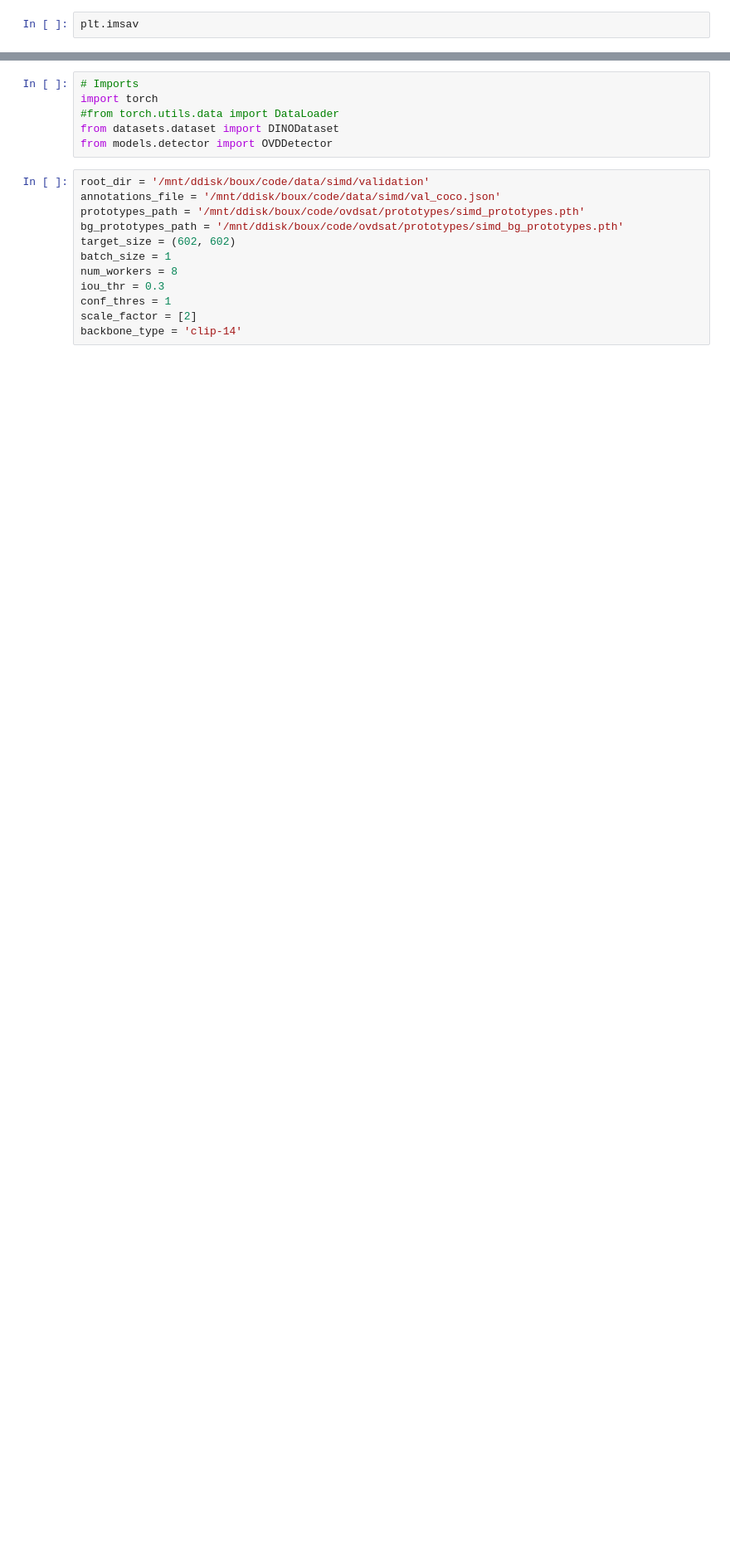
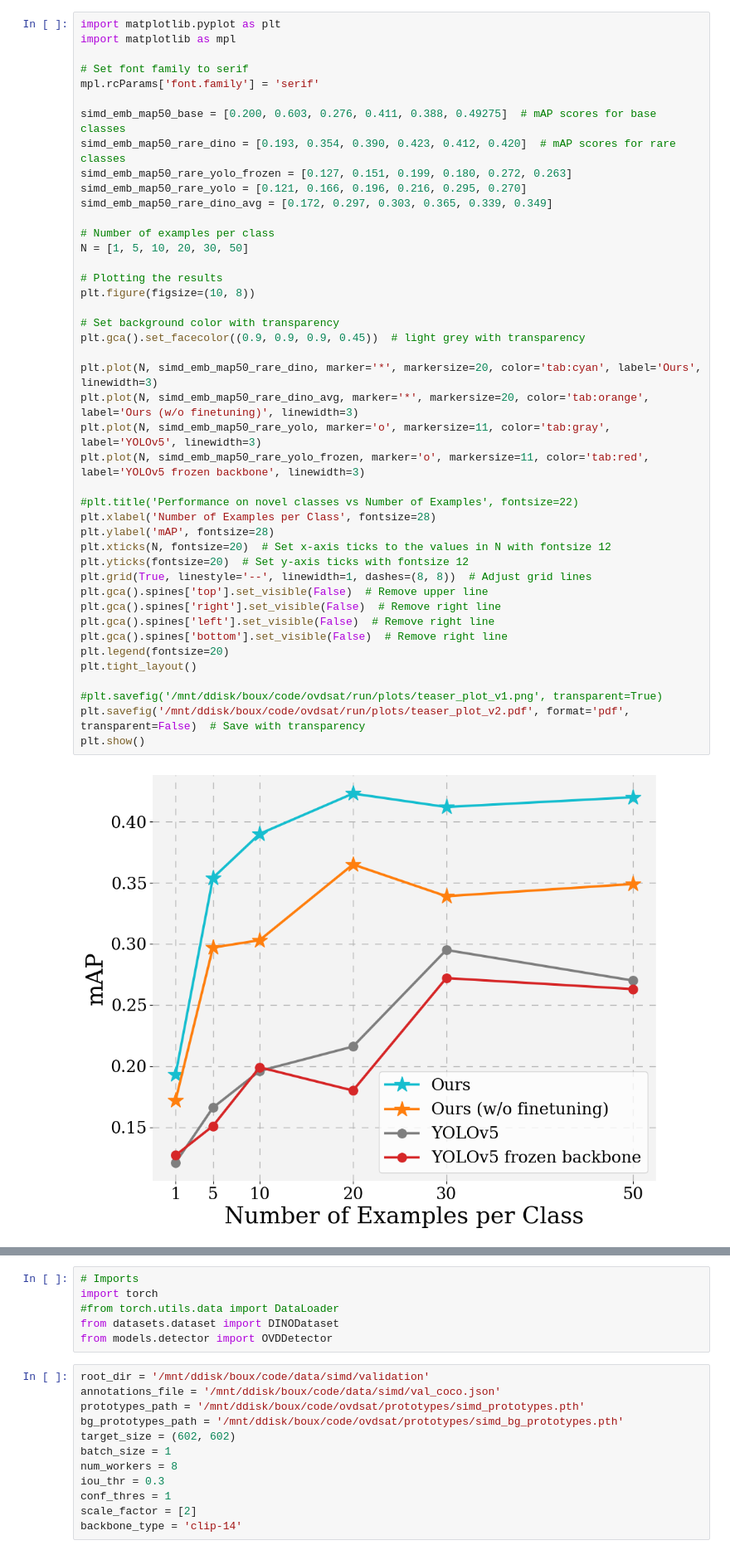
Before and after one commit to xavibou/ovdsat, a Jupyter notebook: plots.ipynb, the cells around one changed output, grey strips where cells are left out. Shown at 83% size. Saved outputs shown, nothing was run; the diff lists cells and outputs as text; blank space fills up the shorter version.

Commit message:
push before servers formatting

```diff
--- a/plots.ipynb
+++ b/plots.ipynb
@@ -35,2 +41,45 @@ plt.show()
 # %%
-plt.imsav
+import matplotlib.pyplot as plt
+import matplotlib as mpl
+
+# Set font family to serif
+mpl.rcParams['font.family'] = 'serif'
+
+simd_emb_map50_base = [0.200, 0.603, 0.276, 0.411, 0.388, 0.49275]  # mAP scores for base classes
+simd_emb_map50_rare_dino = [0.193, 0.354, 0.390, 0.423, 0.412, 0.420]  # mAP scores for rare classes
+simd_emb_map50_rare_yolo_frozen = [0.127, 0.151, 0.199, 0.180, 0.272, 0.263]
+simd_emb_map50_rare_yolo = [0.121, 0.166, 0.196, 0.216, 0.295, 0.270]
+simd_emb_map50_rare_dino_avg = [0.172, 0.297, 0.303, 0.365, 0.339, 0.349]
+
+# Number of examples per class
+N = [1, 5, 10, 20, 30, 50]
+
+# Plotting the results
+plt.figure(figsize=(10, 8))
+
+# Set background color with transparency
+plt.gca().set_facecolor((0.9, 0.9, 0.9, 0.45))  # light grey with transparency
+
+plt.plot(N, simd_emb_map50_rare_dino, marker='*', markersize=20, color='tab:cyan', label='Ours', linewidth=3)
+plt.plot(N, simd_emb_map50_rare_dino_avg, marker='*', markersize=20, color='tab:orange', label='Ours (w/o finetuning)', linewidth=3)
+plt.plot(N, simd_emb_map50_rare_yolo, marker='o', markersize=11, color='tab:gray', label='YOLOv5', linewidth=3)
+plt.plot(N, simd_emb_map50_rare_yolo_frozen, marker='o', markersize=11, color='tab:red', label='YOLOv5 frozen backbone', linewidth=3)
+
+#plt.title('Performance on novel classes vs Number of Examples', fontsize=22)
+plt.xlabel('Number of Examples per Class', fontsize=28)
+plt.ylabel('mAP', fontsize=28)
+plt.xticks(N, fontsize=20)  # Set x-axis ticks to the values in N with fontsize 12
+plt.yticks(fontsize=20)  # Set y-axis ticks with fontsize 12
+plt.grid(True, linestyle='--', linewidth=1, dashes=(8, 8))  # Adjust grid lines
+plt.gca().spines['top'].set_visible(False)  # Remove upper line
+plt.gca().spines['right'].set_visible(False)  # Remove right line
+plt.gca().spines['left'].set_visible(False)  # Remove right line
+plt.gca().spines['bottom'].set_visible(False)  # Remove right line
+plt.legend(fontsize=20)
+plt.tight_layout()
+
+#plt.savefig('/mnt/ddisk/boux/code/ovdsat/run/plots/teaser_plot_v1.png', transparent=True)
+plt.savefig('/mnt/ddisk/boux/code/ovdsat/run/plots/teaser_plot_v2.pdf', format='pdf', transparent=False)  # Save with transparency
+plt.show()
+# %% [output]
+[figure, added]
```
Also changed, not shown: parts of 5 cells of this notebook, 55 other files.
